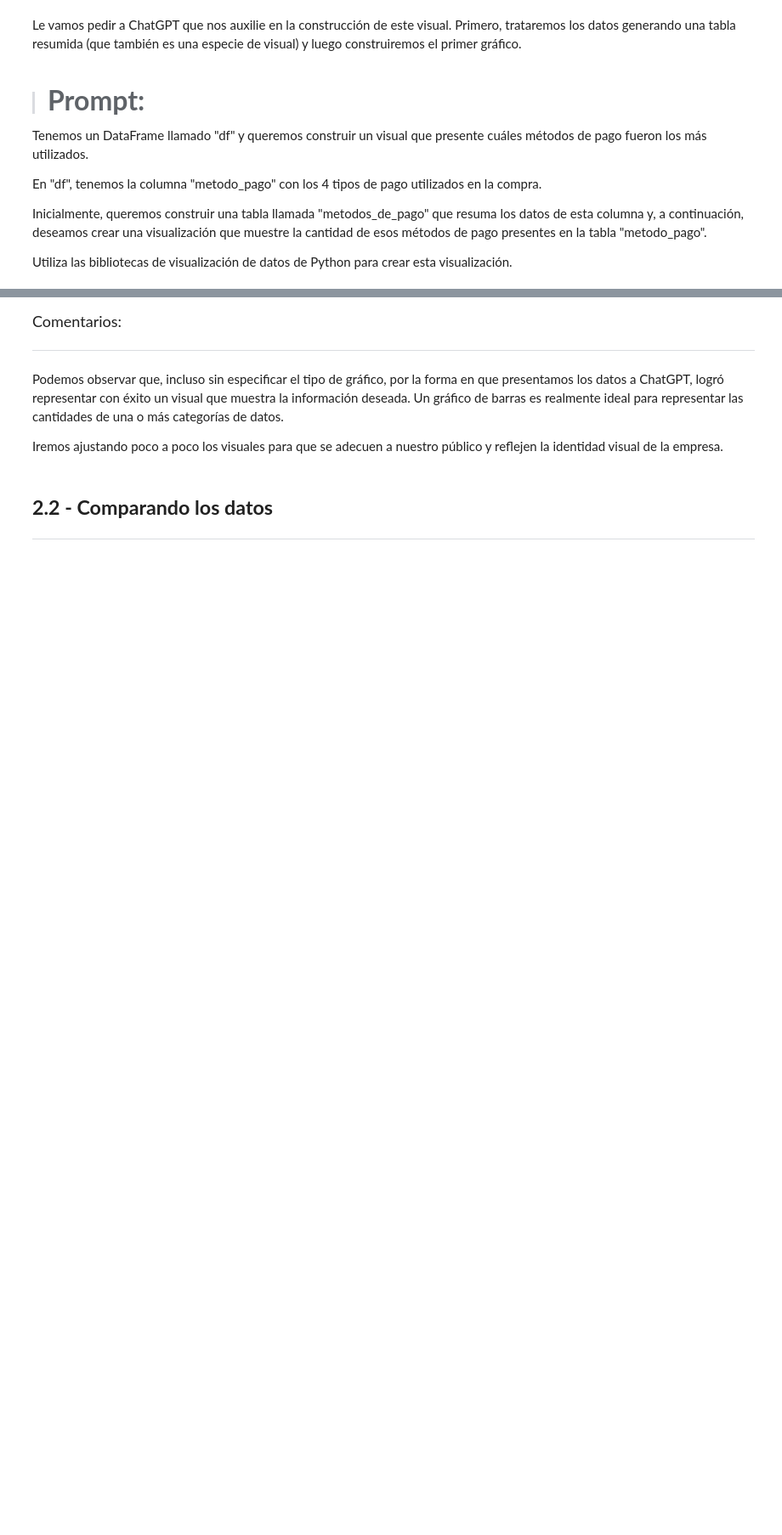
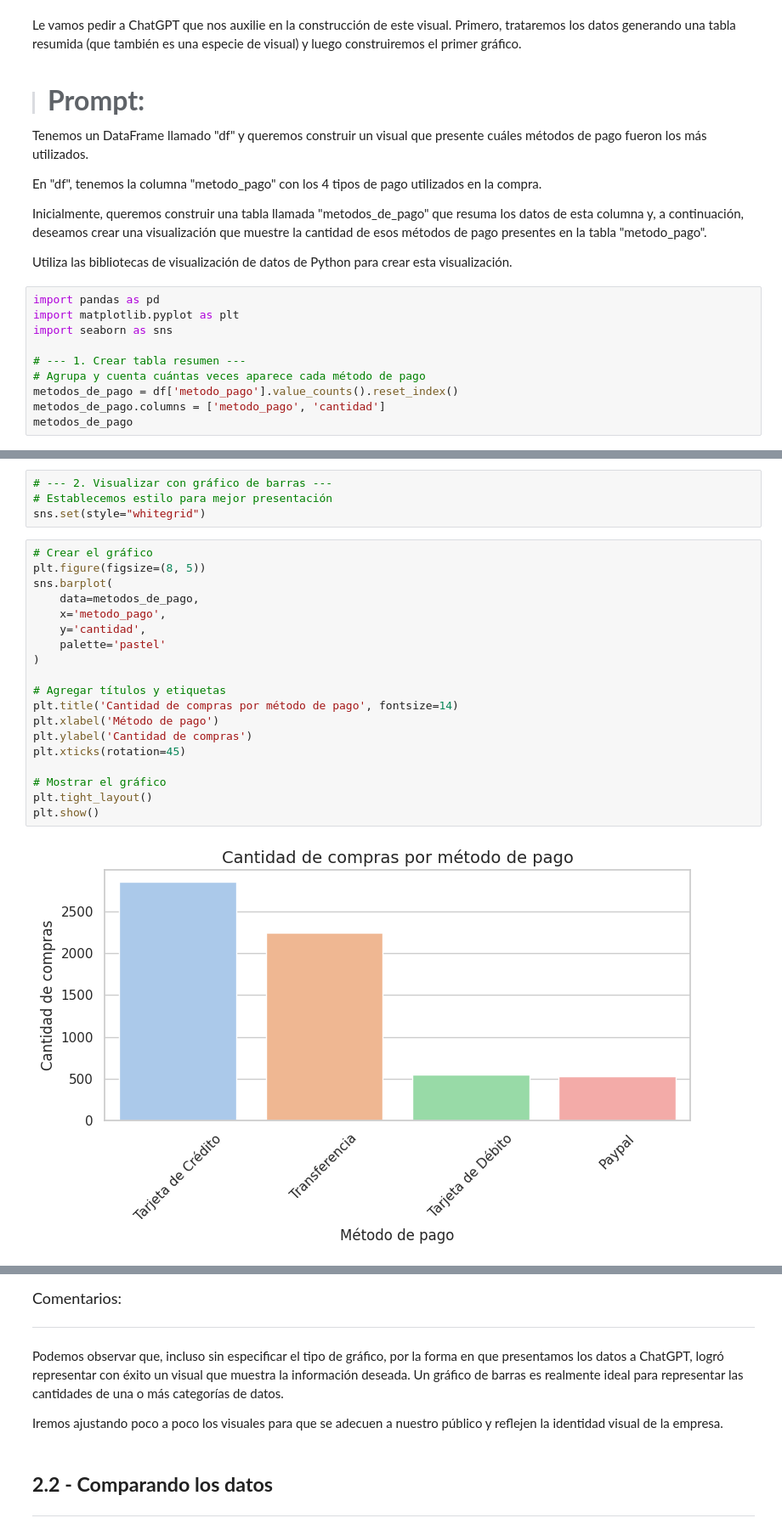
Before and after one commit to DanielRaiicHu/IA_aplicada_a_ciencia_de_datos, a Jupyter notebook: IA_aplicada_a_ciencia_de_datos.ipynb, the cells around one changed output, grey strips where cells are left out. Shown: that part at 85% size. Saved outputs shown, nothing was run; the diff lists cells and outputs as text; blank space fills up the shorter version.

```diff
--- a/IA_aplicada_a_ciencia_de_datos.ipynb
+++ b/IA_aplicada_a_ciencia_de_datos.ipynb
@@ -804,3 +804,13 @@ En "df", tenemos la columna "metodo_pago" con los 4 tipos de pago utilizados en
 Inicialmente, queremos construir una tabla llamada "metodos_de_pago" que resuma los datos de esta columna y, a continuación, deseamos crear una visualización que muestre la cantidad de esos métodos de pago presentes en la tabla "metodo_pago".
 
 Utiliza las bibliotecas de visualización de datos de Python para crear esta visualización.
+# %%
+import pandas as pd
+import matplotlib.pyplot as plt
+import seaborn as sns
+
+# --- 1. Crear tabla resumen ---
+# Agrupa y cuenta cuántas veces aparece cada método de pago
+metodos_de_pago = df['metodo_pago'].value_counts().reset_index()
+metodos_de_pago.columns = ['metodo_pago', 'cantidad']
+metodos_de_pago
@@ -806,0 +823,25 @@ Utiliza las bibliotecas de visualización de datos de Python para crear esta vis
+# %%
+# --- 2. Visualizar con gráfico de barras ---
+# Establecemos estilo para mejor presentación
+sns.set(style="whitegrid")
+# %%
+# Crear el gráfico
+plt.figure(figsize=(8, 5))
+sns.barplot(
+    data=metodos_de_pago,
+    x='metodo_pago',
+    y='cantidad',
+    palette='pastel'
+)
+
+# Agregar títulos y etiquetas
+plt.title('Cantidad de compras por método de pago', fontsize=14)
+plt.xlabel('Método de pago')
+plt.ylabel('Cantidad de compras')
+plt.xticks(rotation=45)
+
+# Mostrar el gráfico
+plt.tight_layout()
+plt.show()
+# %% [output]
+[figure, added]
```
Also changed, not shown: parts of 2 cells of this notebook.
